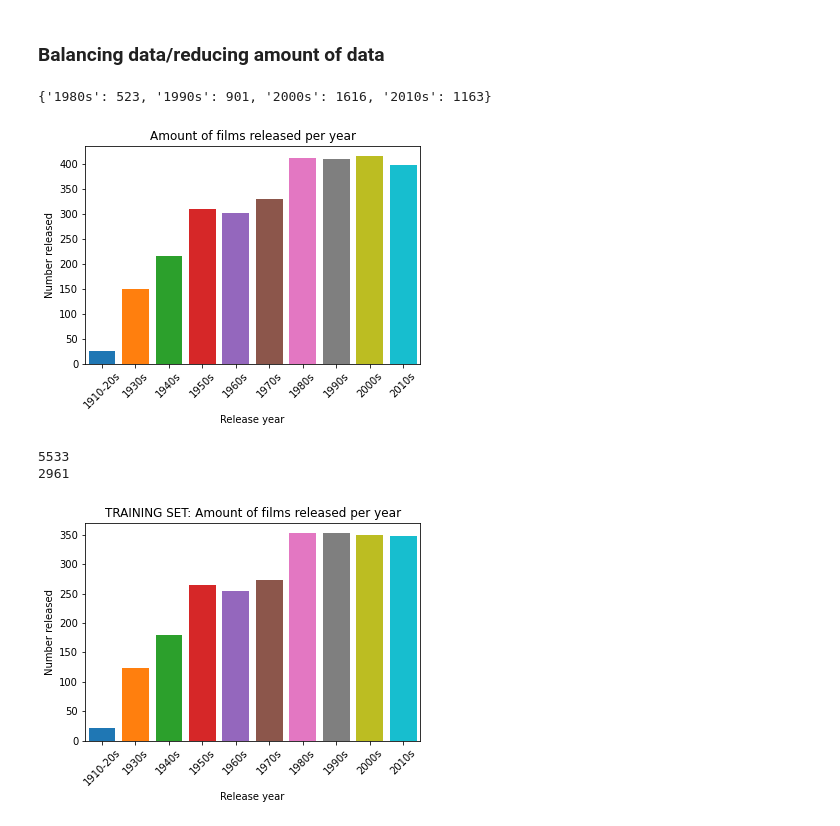
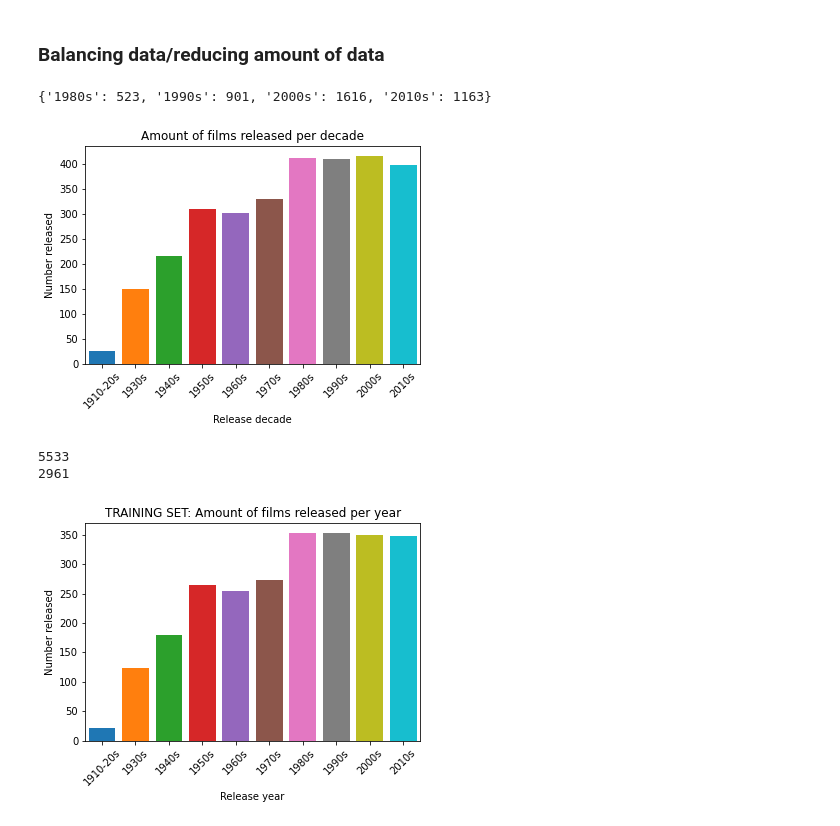
Before and after one commit to TijsRozenbroek/TxMM-project, a Jupyter notebook: TxMM project.ipynb, the cells around one changed output. Cells and saved outputs as stored; diff of their text form; code cells hidden in the pictures.

```diff
--- a/TxMM project.ipynb
+++ b/TxMM project.ipynb
@@ -335,36 +335,36 @@ for year in c:
         large_years[year] = c[year]
 print(large_years)
 
 rg = np.random.default_rng(12345)
 for film in intersection_titles_dates.keys():
     if intersection_titles_dates[film] in large_years.keys():
         rand = rg.random()
         if rand > (400/(large_years[intersection_titles_dates[film]])):
             intersection_titles_dates_reduced.pop(film)
 
 
 
 years_reduced = []
 for date in intersection_titles_dates_reduced.values():
     years_reduced.append(date)
 years_reduced.sort()
 
 plt.figure()
 c = Counter(years_reduced)
 
 for year in c:
     plt.bar(year, c[year])
 plt.xlim(-0.5, 9.5)
 plt.xticks(rotation=45)
-plt.title("Amount of films released per year")
-plt.xlabel("Release year")
+plt.title("Amount of films released per decade")
+plt.xlabel("Release decade")
 plt.ylabel("Number released")
 plt.show()
 print(len(intersection_titles_dates))
 print(len(intersection_titles_dates_reduced))
 # %% [output]
 {'1980s': 523, '1990s': 901, '2000s': 1616, '2010s': 1163}
-[figure, old version]
+[figure, new version]
 5533
 2961
 # %%
```
